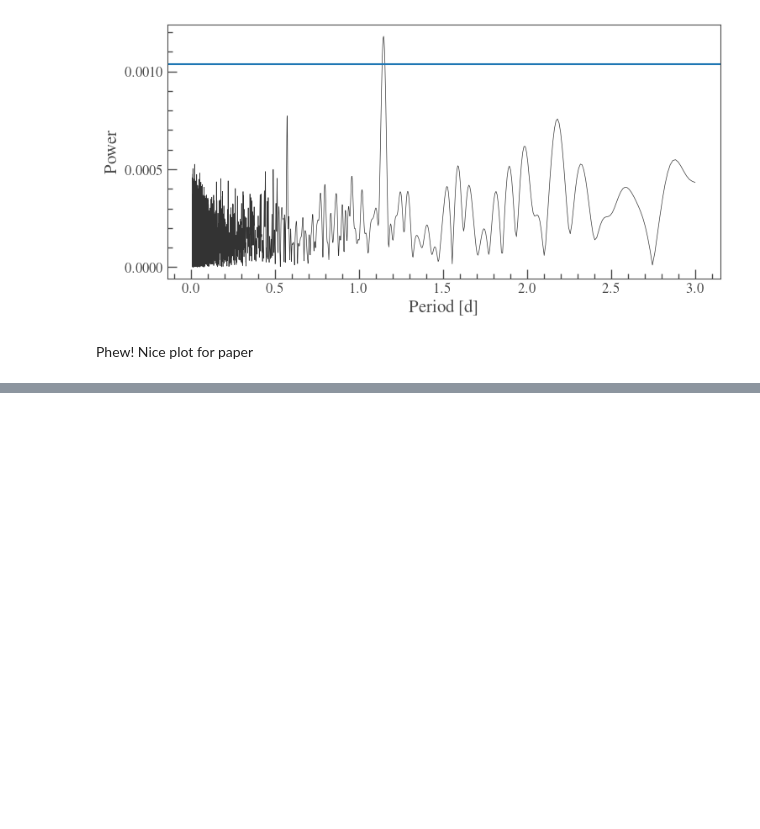
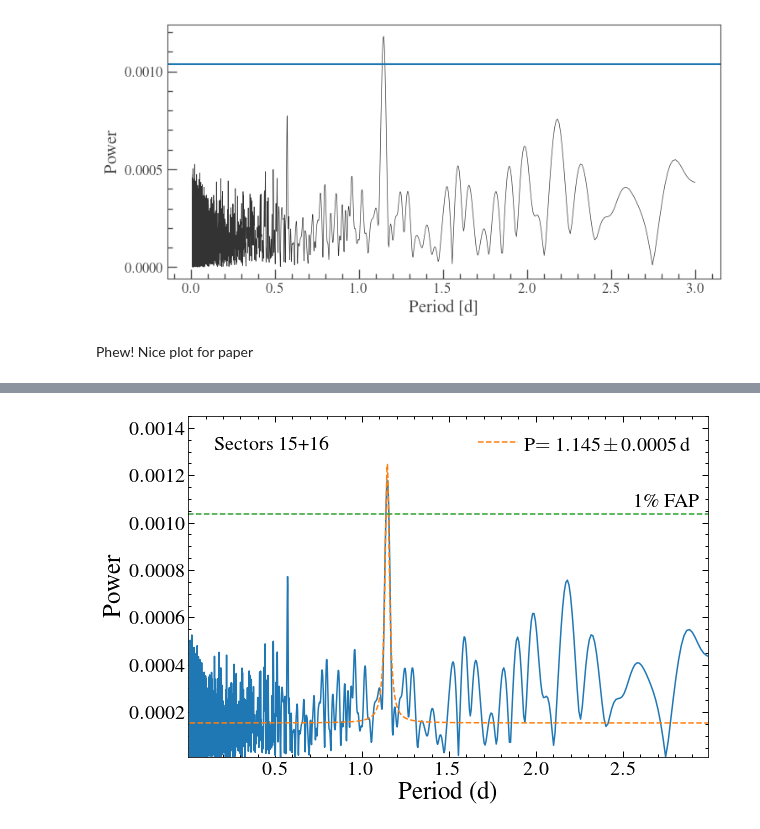
Before and after one commit to davidjwilson/GD394-Tess, a Jupyter notebook: tess_period.ipynb, the cells around one changed output, grey strips where cells are left out. Cells and saved outputs as stored; diff of their text form; code cells hidden in the pictures; blank space fills up the shorter version.

```diff
--- a/tess_period.ipynb
+++ b/tess_period.ipynb
@@ -254,0 +270,23 @@ plt.savefig('plots/both_ls_no_fit.pdf')
+# %%
+plt.figure(figsize=(9,6))
+
+ys=[0.00001, 0.00145]
+xs=[0.001, 2.99]
+
+
+plt.annotate('Sectors 15+16', (0.05, 0.9), xycoords='axes fraction')
+plt.ylim(ys[0], ys[1])
+plt.xlim(xs[0], xs[1])
+plt.plot(pg2c.period, pg2c.power)
+plt.plot(pg2c.period, l_fit(pg2c.period),ls='--', label = r'P$=1.145\pm0.0005$\,d')
+plt.axhline(fa99, ls='--', c='C2')
+
+plt.ylabel('Power', size=25)
+plt.xlabel('Period (d)', size=25)
+plt.annotate('1\% FAP', (0.86, fa99+0.00003), xycoords=('axes fraction', 'data'))
+plt.legend()
+plt.tight_layout()
+plt.savefig('plots/both_ls_with_fit.pdf')
+plt.savefig('plots/both_ls_with_fit.png')
+# %% [output]
+[figure, added]
```
Also changed, not shown: parts of 10 cells of this notebook, 7 other files.
